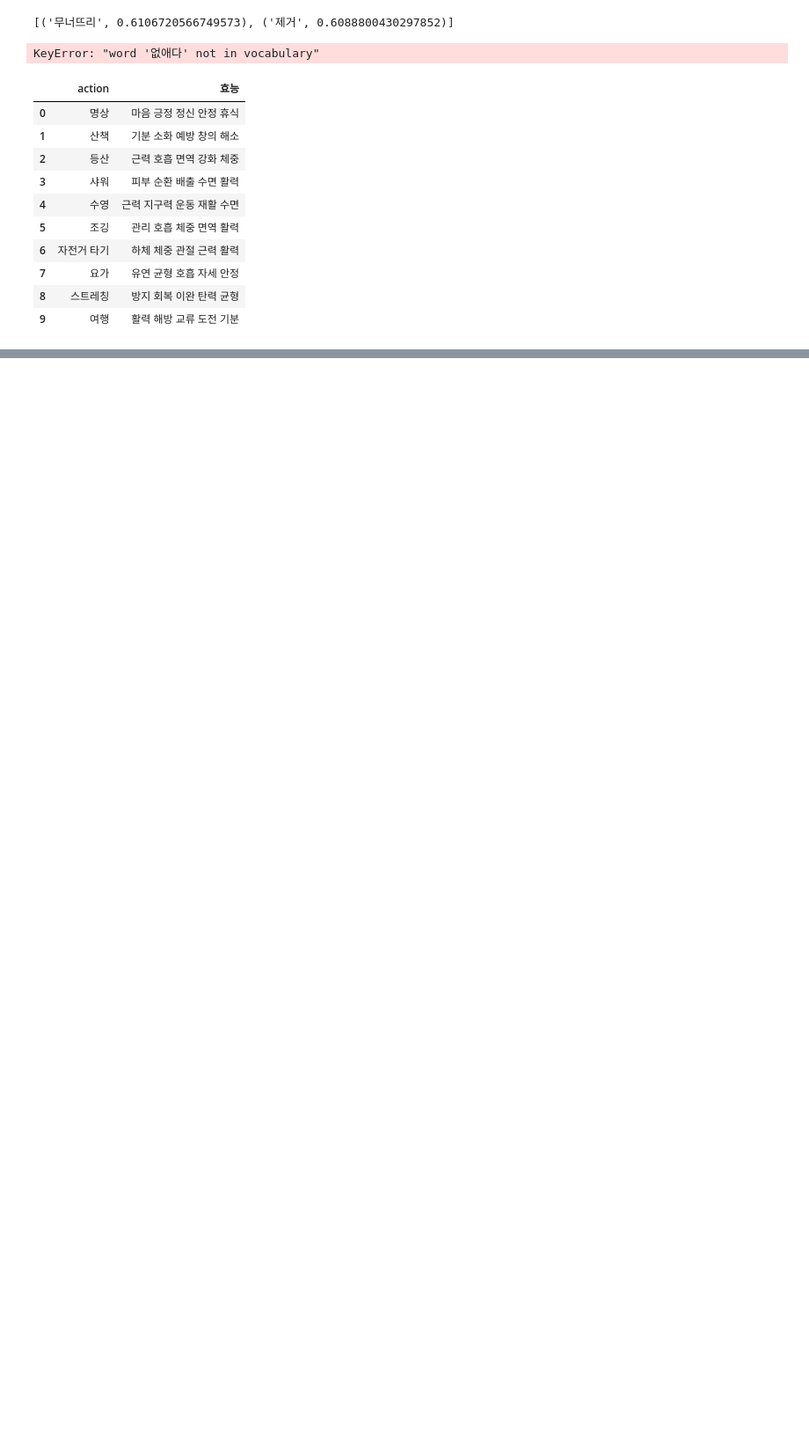
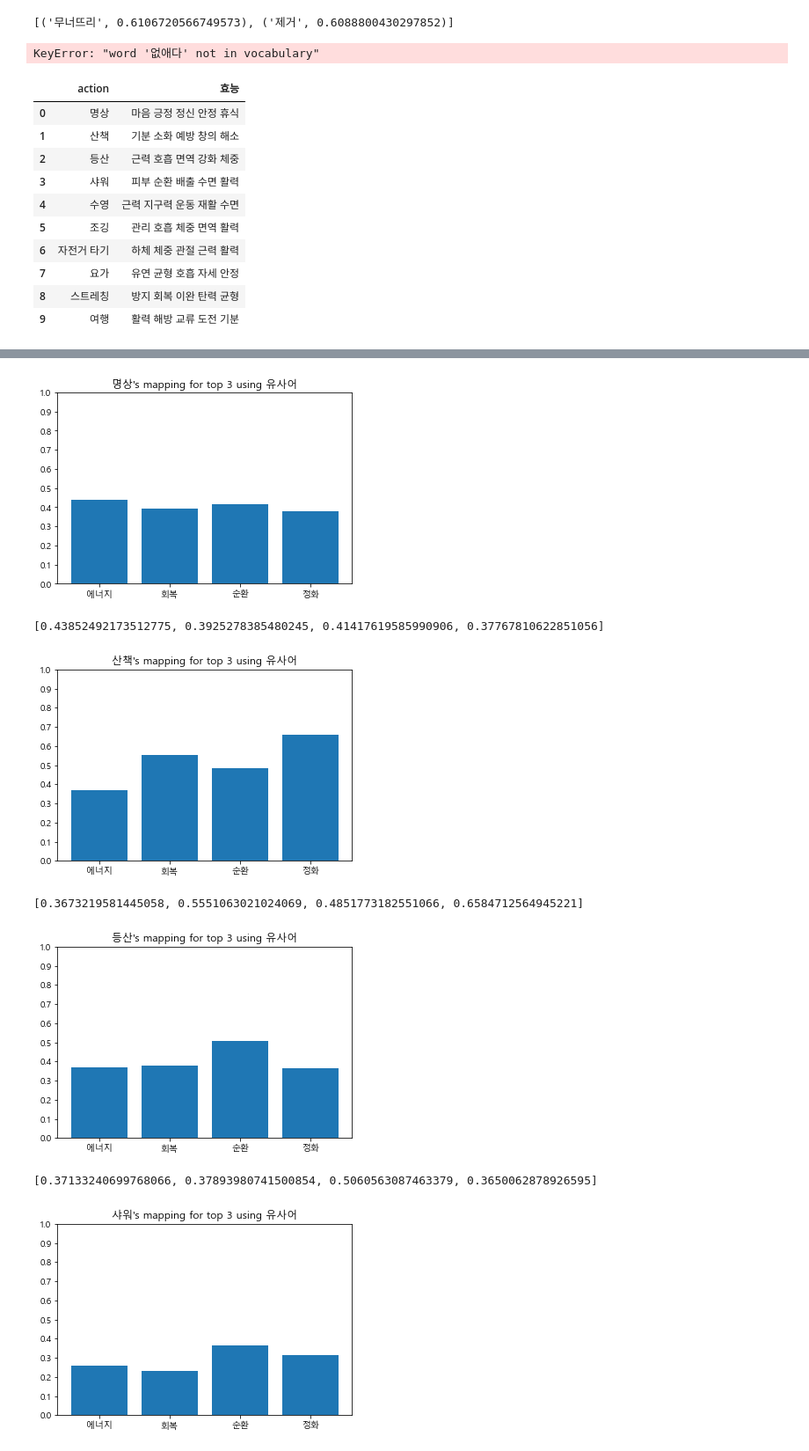
Before and after one commit to sigongjoa/emotion_thearpy, a Jupyter notebook: notebooks/check_action_data.ipynb, the cells around one changed output, grey strips where cells are left out. Shown at 88% size. Saved outputs shown, nothing was run; the diff lists cells and outputs as text; code cells hidden in the pictures; blank space fills up the shorter version.

```diff
--- a/notebooks/check_action_data.ipynb
+++ b/notebooks/check_action_data.ipynb
@@ -227,0 +250,15 @@ for i in data.index:
+# %%
+# 행동 수치화(유사어 기반)
+# 상위 3개 평균
+XYZ = check_data(data)
+for i in data.index:
+    #XYZ.get_heatmap(i,(15,4))
+    print(XYZ.result(i,3,True))
+# %% [output]
+[figure, added]
+[0.43852492173512775, 0.3925278385480245, 0.41417619585990906, 0.37767810622851056]
+[figure, added]
+[0.3673219581445058, 0.5551063021024069, 0.4851773182551066, 0.6584712564945221]
+[figure, added]
+[0.37133240699768066, 0.37893980741500854, 0.5060563087463379, 0.3650062878926595]
+[figure, added]
```
Also changed, not shown: parts of 5 cells of this notebook, 7 other files.
